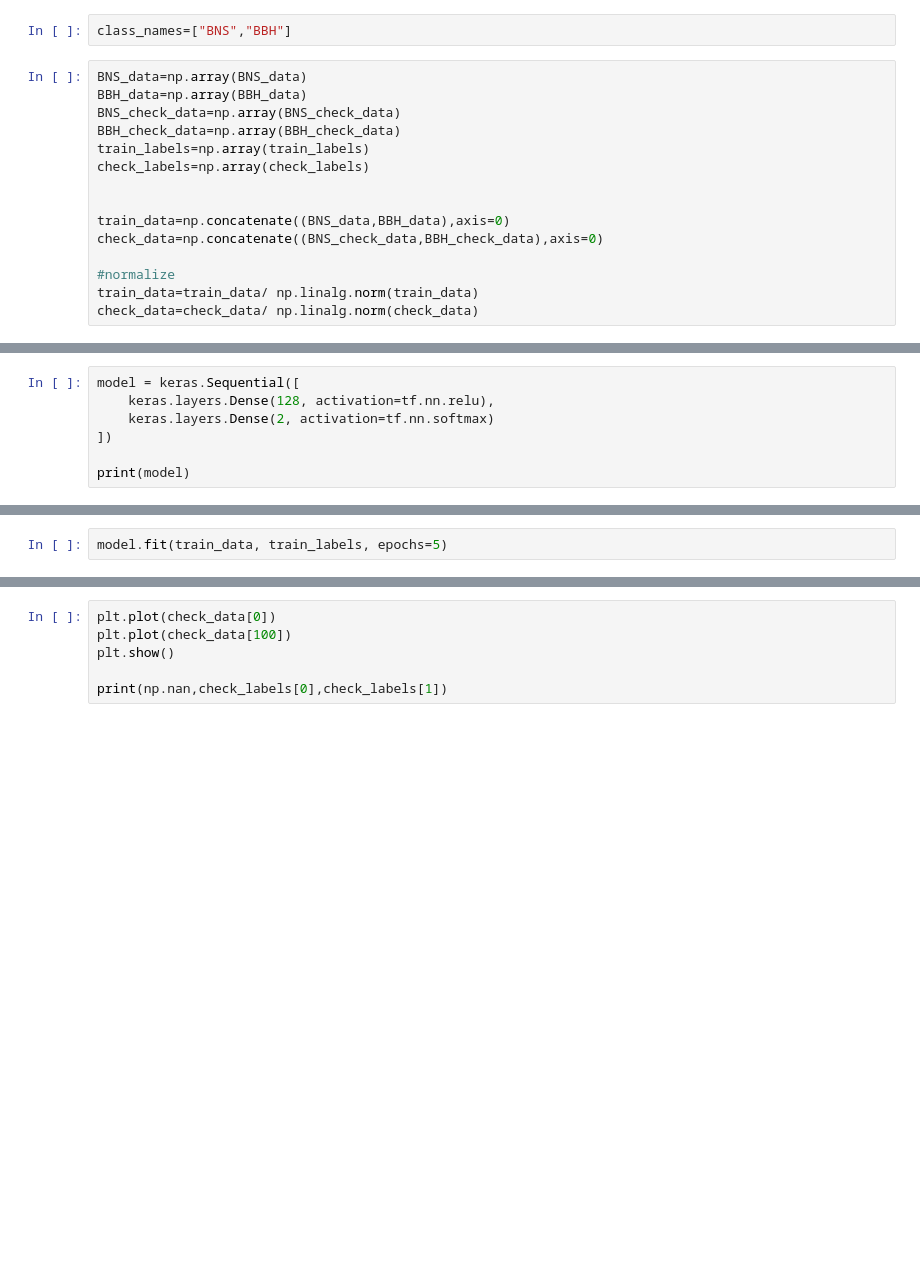
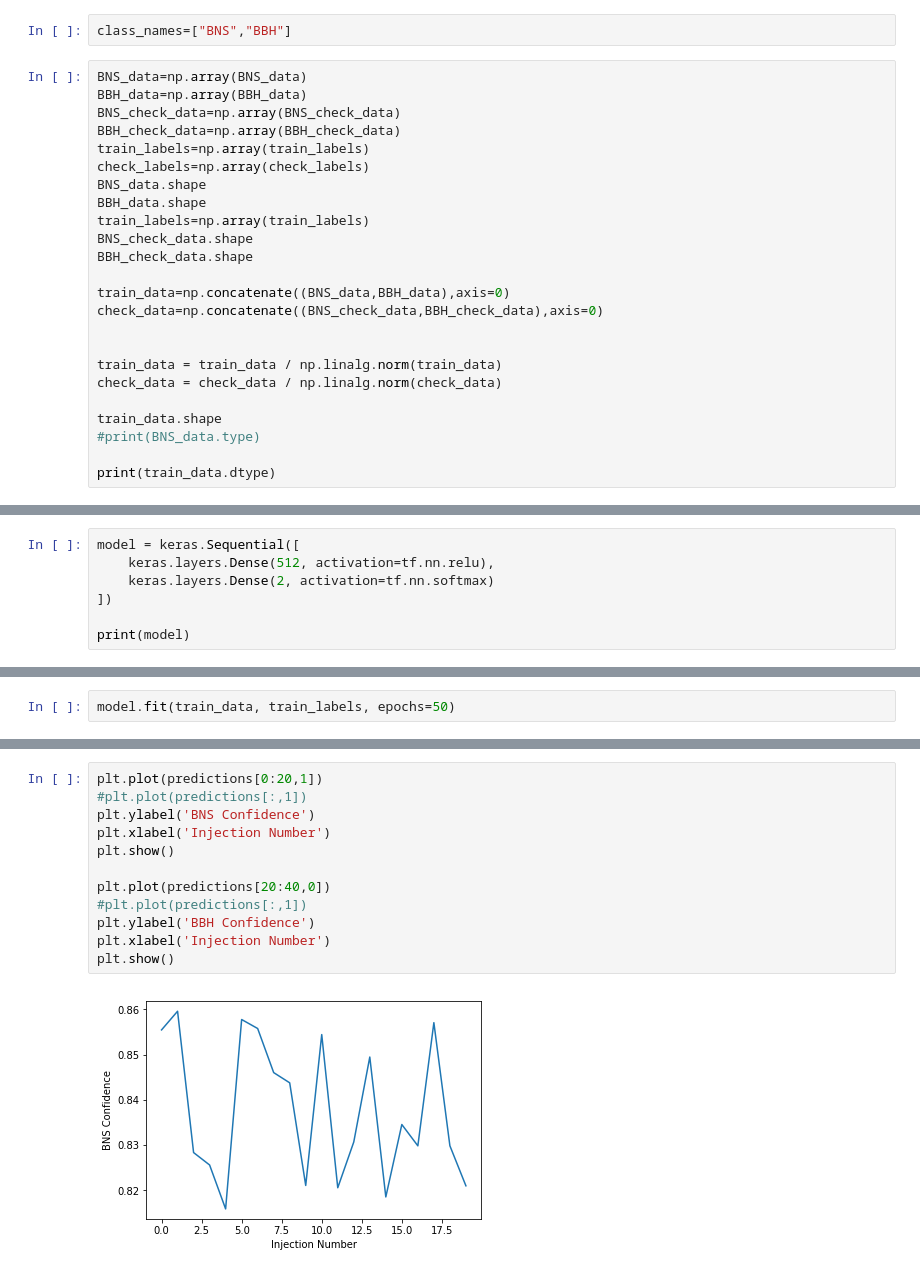
Before and after one commit to bpiotrzkowski/Example-Codes, a Jupyter notebook: gwPaPa-master/gwPapa_Waveform_Classifier.ipynb, the cells around one changed output, grey strips where cells are left out. Cells and saved outputs as stored; diff of their text form; blank space fills up the shorter version.

```diff
--- a/gwPaPa-master/gwPapa_Waveform_Classifier.ipynb
+++ b/gwPaPa-master/gwPapa_Waveform_Classifier.ipynb
@@ -110,11 +165,20 @@ BNS_check_data=np.array(BNS_check_data)
 BBH_check_data=np.array(BBH_check_data)
 train_labels=np.array(train_labels)
 check_labels=np.array(check_labels)
-
+BNS_data.shape
+BBH_data.shape
+train_labels=np.array(train_labels)
+BNS_check_data.shape
+BBH_check_data.shape
 
 train_data=np.concatenate((BNS_data,BBH_data),axis=0)
 check_data=np.concatenate((BNS_check_data,BBH_check_data),axis=0)
 
-#normalize
-train_data=train_data/ np.linalg.norm(train_data)
-check_data=check_data/ np.linalg.norm(check_data)
+
+train_data = train_data / np.linalg.norm(train_data)
+check_data = check_data / np.linalg.norm(check_data)
+
+train_data.shape
+#print(BNS_data.type)
+
+print(train_data.dtype)
@@ -121,6 +187,6 @@ check_data=check_data/ np.linalg.norm(check_data)
 # %%
 model = keras.Sequential([
-    keras.layers.Dense(128, activation=tf.nn.relu),
+    keras.layers.Dense(512, activation=tf.nn.relu),
     keras.layers.Dense(2, activation=tf.nn.softmax)
 ])
 
@@ -135,2 +215,2 @@ print(train_labels)
 # %%
-model.fit(train_data, train_labels, epochs=5)
+model.fit(train_data, train_labels, epochs=50)
@@ -148,6 +266,14 @@ print(np.nan,np.argmax(predictions[0]))
-# %%
-plt.plot(check_data[0])
-plt.plot(check_data[100])
-plt.show()
-
-print(np.nan,check_labels[0],check_labels[1])
+# %%
+plt.plot(predictions[0:20,1])
+#plt.plot(predictions[:,1])
+plt.ylabel('BNS Confidence')
+plt.xlabel('Injection Number')
+plt.show()
+
+plt.plot(predictions[20:40,0])
+#plt.plot(predictions[:,1])
+plt.ylabel('BBH Confidence')
+plt.xlabel('Injection Number')
+plt.show()
+# %% [output]
+[figure, added]
```
Also changed, not shown: parts of 20 cells of this notebook, 11 other files.
